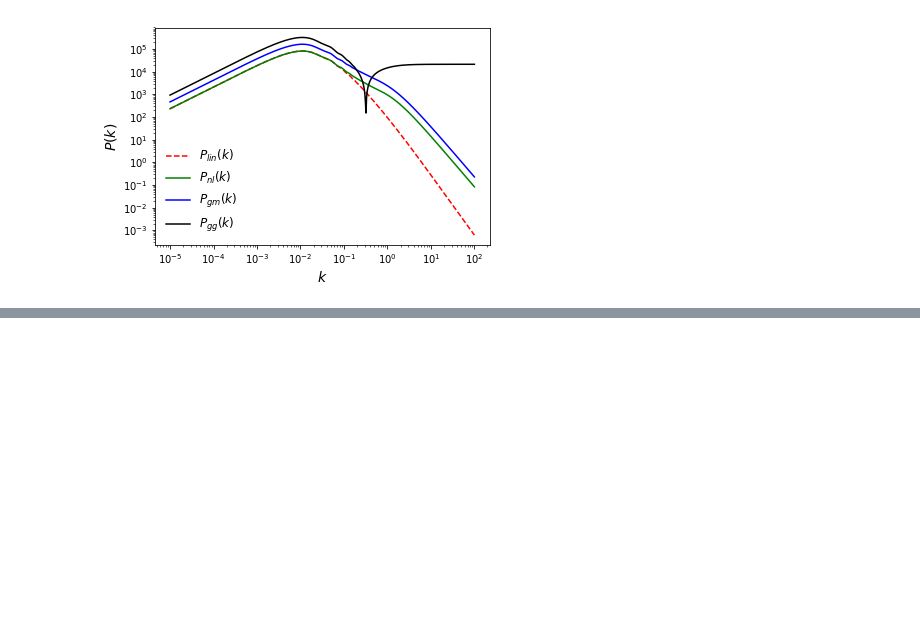
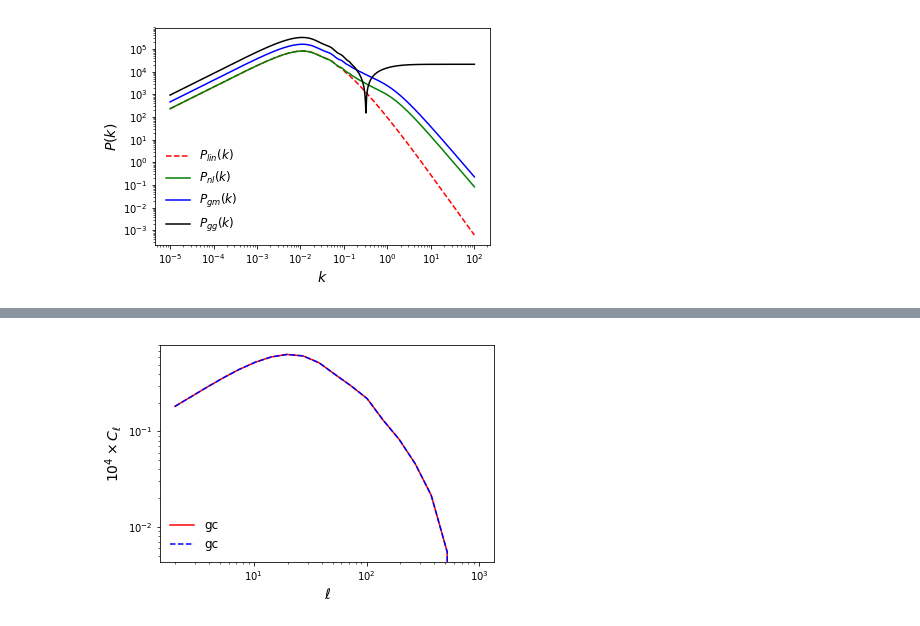
Before and after one commit to LSSTDESC/CCLX, a Jupyter notebook: NonlinearBiasFASTPT.ipynb, the cells around one changed output, grey strips where cells are left out. Drawn from its saved outputs; the diff is of its cells as text; code cells hidden in the pictures; blank space fills up the shorter version.

```diff
--- a/NonlinearBiasFASTPT.ipynb
+++ b/NonlinearBiasFASTPT.ipynb
@@ -331,0 +332,5 @@ plt.show()
+# %%
+PTTracer1 = ccl.PTNumberCountsTracer(b1=2.0,b2=1.0,bs=1.0)
+PTTracer2 = ccl.PTNumberCountsTracer(b1=1.5,b2=1.0,bs=1.0)
+print(PTTracer1.b1)
+print(PTTracer1.biases['b1'])
@@ -331,0 +340,3 @@ plt.show()
+# %%
+pk_gg=ccl.get_pt_pk(cosmo, ks, sf, tracer_1=PTTracer1, tracer_2=PTTracer2,
+              pt_object=None, return_pt_object=False, sub_lowk=True, use_nonlin=True)
@@ -331,0 +348,12 @@ plt.show()
+# %%
+# Plot stuff
+plt.plot(ells, 1E4*cl_gc_nonlin, 'r-', label='gc')
+plt.plot(ells, 1E4*cl_gc_nonlin_old, 'b--', label='gc')
+plt.xscale('log')
+plt.yscale('log')
+plt.xlabel('$\\ell$', fontsize=14)
+plt.ylabel('$10^4\\times C_\\ell$', fontsize=14)
+plt.legend(loc='lower left', fontsize=12, frameon=False)
+plt.show()
+# %% [output]
+[figure, added]
```
Also changed, not shown: parts of 7 cells of this notebook.
